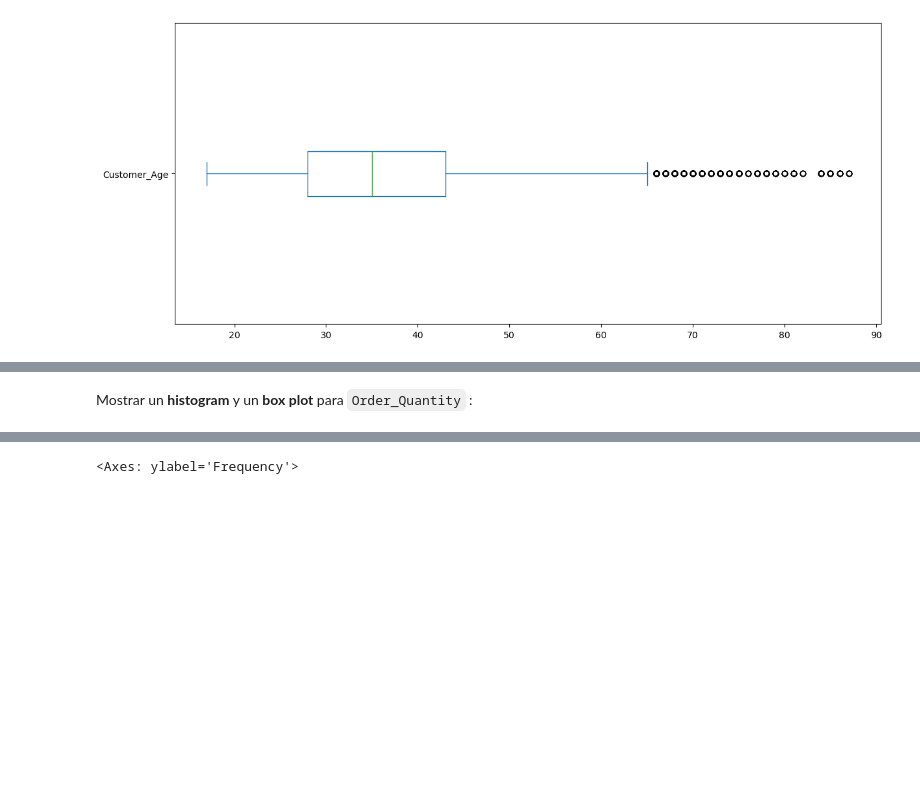
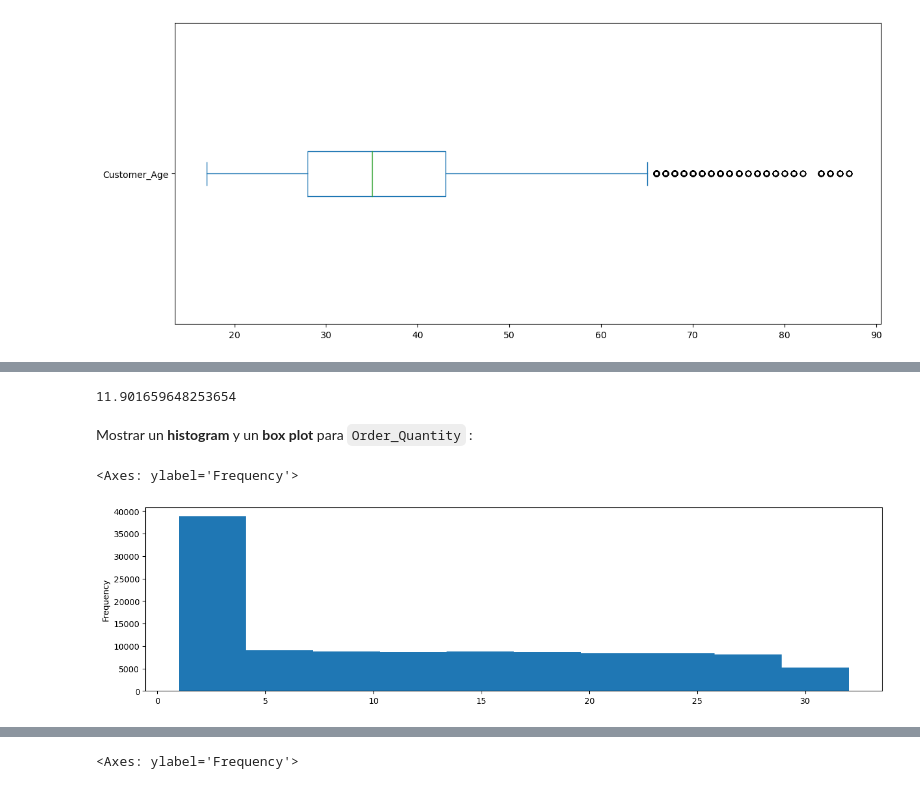
Before and after one commit to SimonGarcia01/ai-course, a Jupyter notebook: Python Initial Data Analysis Review/Exercises_1.ipynb, the cells around one changed output, grey strips where cells are left out. Cells and saved outputs as stored; diff of their text form; code cells hidden in the pictures; blank space fills up the shorter version.

```diff
--- a/Python Initial Data Analysis Review/Exercises_1.ipynb
+++ b/Python Initial Data Analysis Review/Exercises_1.ipynb
@@ -97,2 +107,8 @@ Mostrar una grafica tipo: <b>density (KDE)</b> y un  <b>box plot</b> para`Custom
+# %%
+dfOrderQuantity = sales["Order_Quantity"]
+# %%
+print(dfOrderQuantity.mean())
+# %% [output]
+11.901659648253654
 # %% [markdown]
 Mostrar un <b>histogram</b> y un <b>box plot</b> para `Order_Quantity` :
@@ -100,0 +115,5 @@ Mostrar un <b>histogram</b> y un <b>box plot</b> para `Order_Quantity` :
+# %%
+dfOrderQuantity.plot(kind="hist" ,figsize=(16,4))
+# %% [output]
+<Axes: ylabel='Frequency'>
+[figure, added]
```
Also changed, not shown: parts of 42 cells of this notebook.
